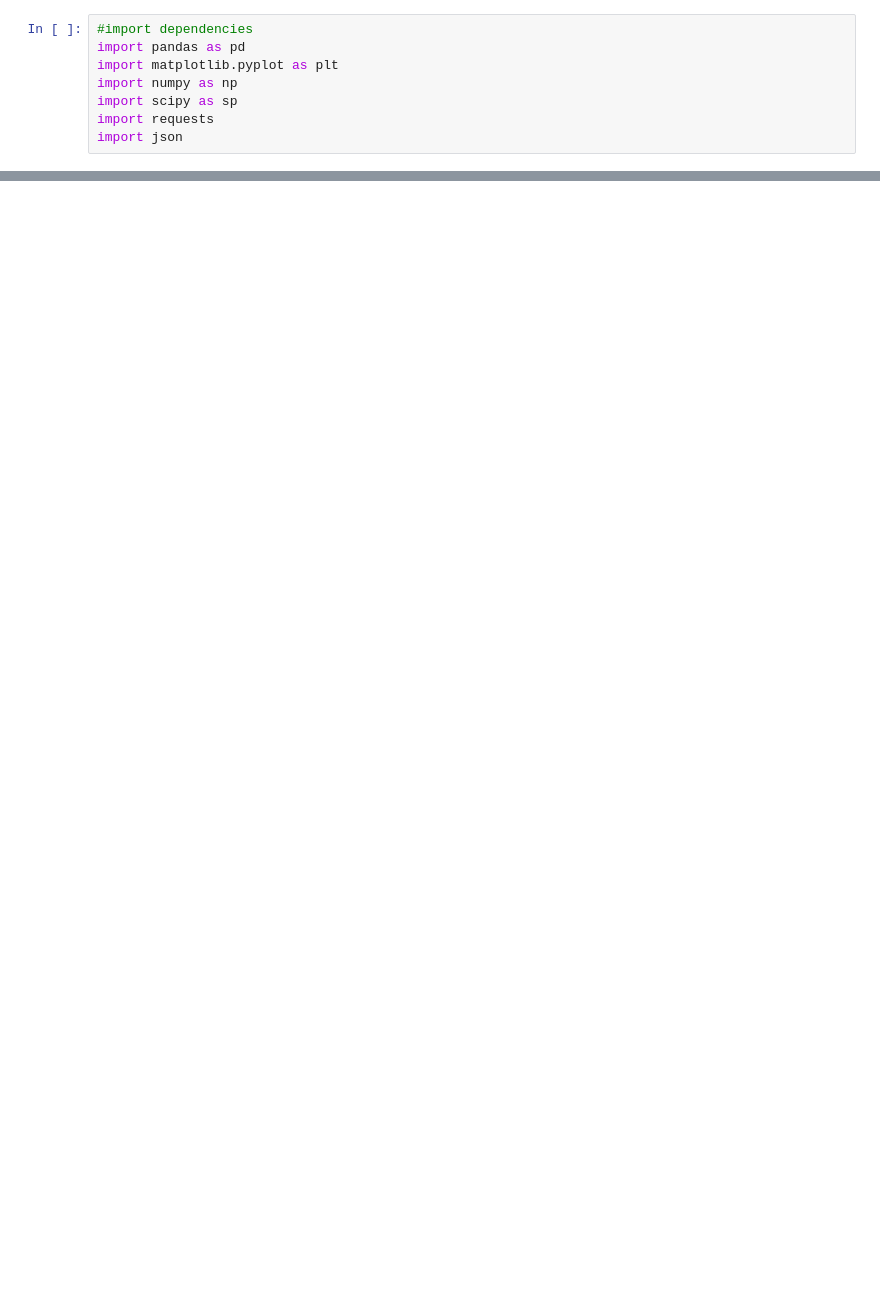
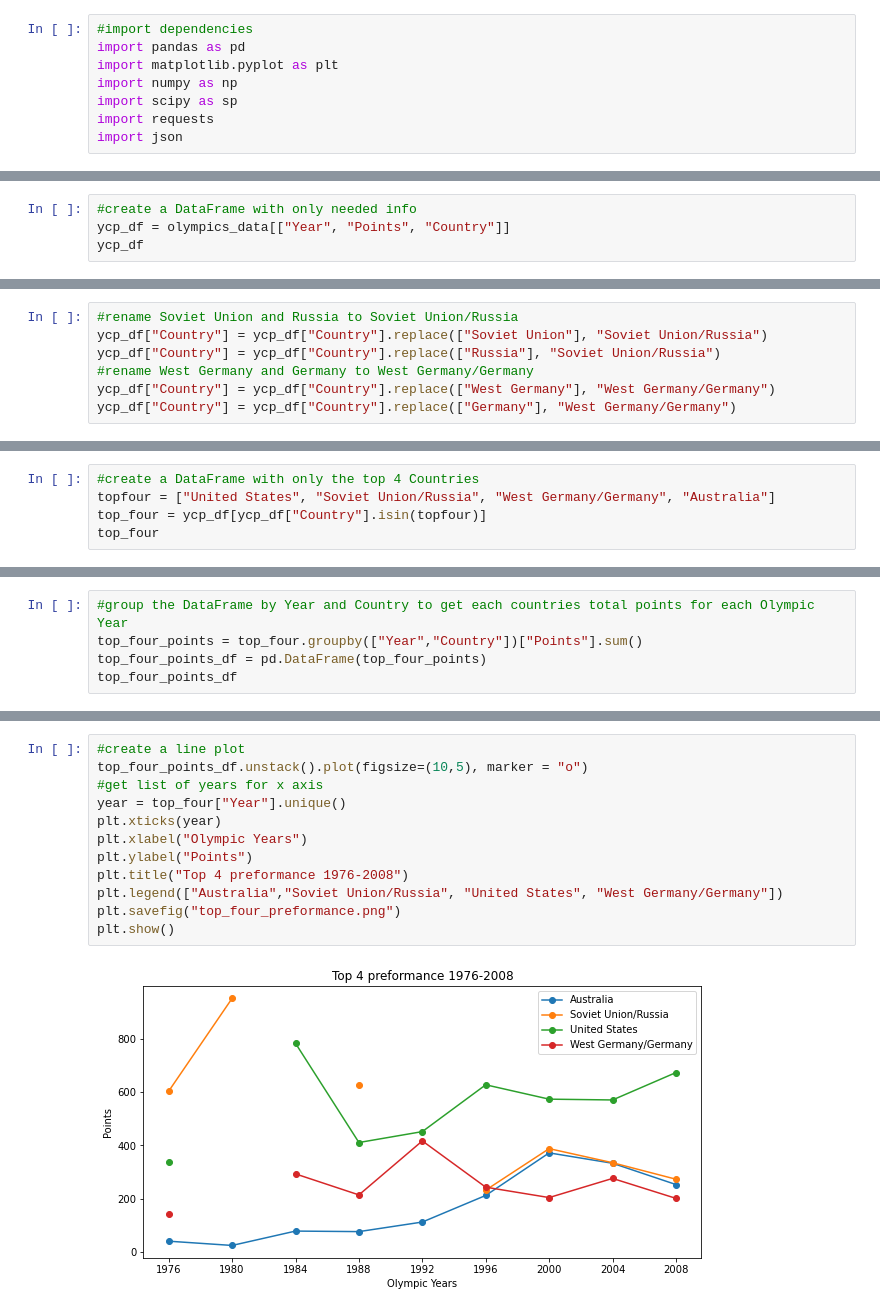
Before and after one commit to rbvancleave/project_1_olympicmedals, a Jupyter notebook: Summer-Olympics-Main.ipynb, the cells around one changed output, grey strips where cells are left out. Saved outputs shown, nothing was run; the diff lists cells and outputs as text; blank space fills up the shorter version.

Commit message:
Summer-Olympics-main.ipynb creates DataFrames and plots based aroud the preformance of the top four countries

```diff
--- a/Summer-Olympics-Main.ipynb
+++ b/Summer-Olympics-Main.ipynb
@@ -19,0 +54,4 @@ olympics_data.head()
+# %%
+#create a DataFrame with only needed info
+ycp_df = olympics_data[["Year", "Points", "Country"]]
+ycp_df
@@ -19,0 +88,7 @@ olympics_data.head()
+# %%
+#rename Soviet Union and Russia to Soviet Union/Russia
+ycp_df["Country"] = ycp_df["Country"].replace(["Soviet Union"], "Soviet Union/Russia")
+ycp_df["Country"] = ycp_df["Country"].replace(["Russia"], "Soviet Union/Russia")
+#rename West Germany and Germany to West Germany/Germany
+ycp_df["Country"] = ycp_df["Country"].replace(["West Germany"], "West Germany/Germany")
+ycp_df["Country"] = ycp_df["Country"].replace(["Germany"], "West Germany/Germany")
@@ -19,0 +116,5 @@ olympics_data.head()
+# %%
+#create a DataFrame with only the top 4 Countries
+topfour = ["United States", "Soviet Union/Russia", "West Germany/Germany", "Australia"]
+top_four = ycp_df[ycp_df["Country"].isin(topfour)]
+top_four
@@ -19,0 +135,5 @@ olympics_data.head()
+# %%
+#group the DataFrame by Year and Country to get each countries total points for each Olympic Year
+top_four_points = top_four.groupby(["Year","Country"])["Points"].sum()
+top_four_points_df = pd.DataFrame(top_four_points)
+top_four_points_df
@@ -19,0 +159,14 @@ olympics_data.head()
+# %%
+#create a line plot
+top_four_points_df.unstack().plot(figsize=(10,5), marker = "o")
+#get list of years for x axis
+year = top_four["Year"].unique()
+plt.xticks(year)
+plt.xlabel("Olympic Years")
+plt.ylabel("Points")
+plt.title("Top 4 preformance 1976-2008")
+plt.legend(["Australia","Soviet Union/Russia", "United States", "West Germany/Germany"])
+plt.savefig("top_four_preformance.png")
+plt.show()
+# %% [output]
+[figure, added]
```
Also changed, not shown: parts of 15 cells of this notebook, 3 other files.
